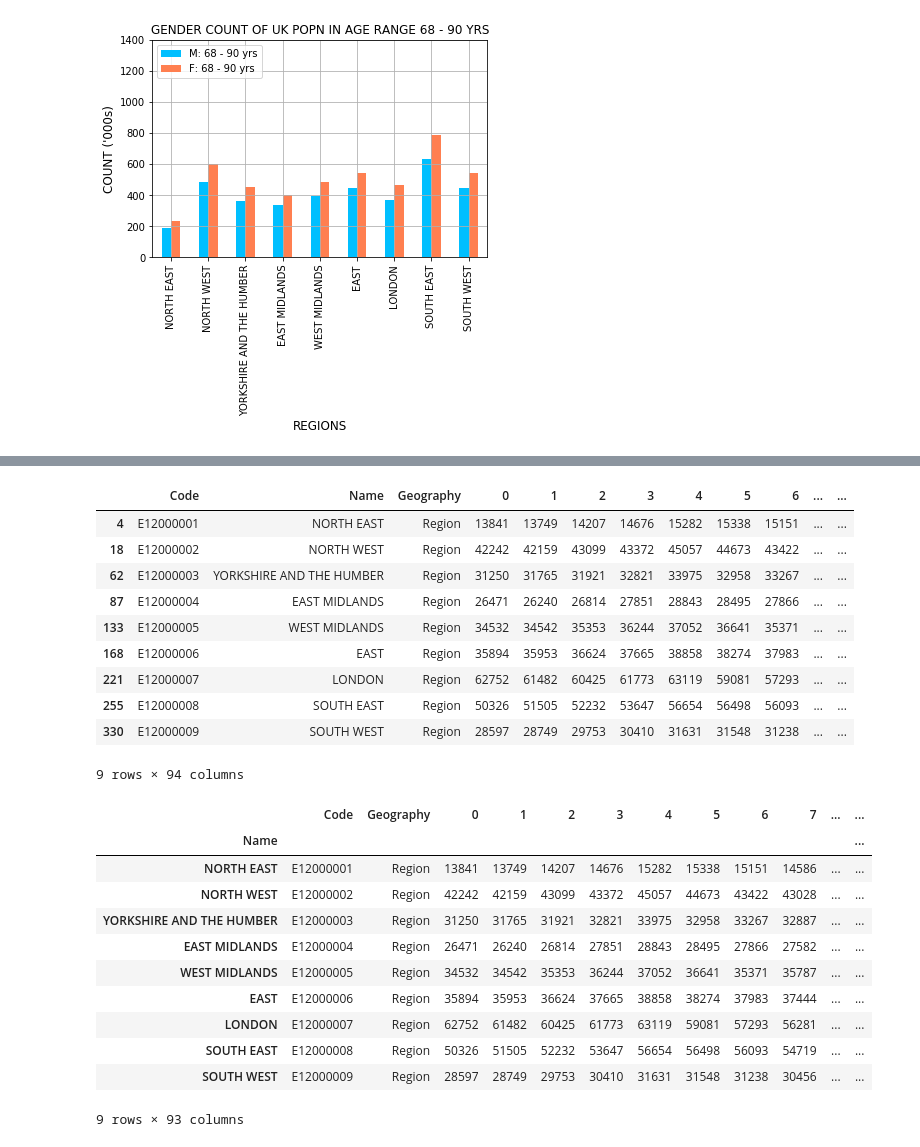
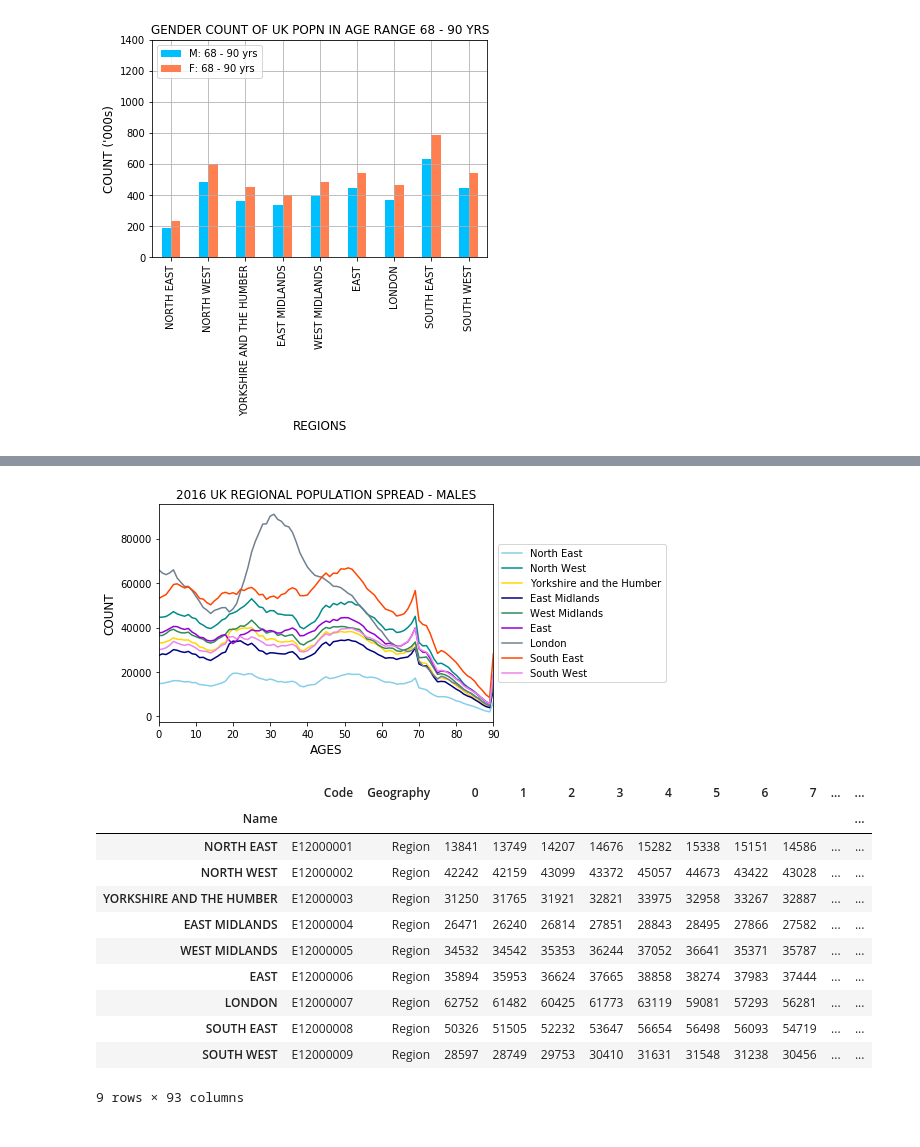
Before and after one commit to harper-data-mind/Project1, a Jupyter notebook: Jupyter Notebooks/UK_Pop_Data.ipynb, the cells around one changed output, grey strips where cells are left out. Saved outputs shown, nothing was run; the diff lists cells and outputs as text; code cells hidden in the pictures.

Commit message:
updated gender charts

```diff
--- a/Jupyter Notebooks/UK_Pop_Data.ipynb
+++ b/Jupyter Notebooks/UK_Pop_Data.ipynb
@@ -220,32 +231,37 @@ data_2016_m[data_2016_m["Geography"].str.match("Region")]
+# %%
+plt.plot(range(0,91),data_2016_m.loc["NORTH EAST"][2:],color="skyblue",label="North East")
+plt.plot(range(0,91),data_2016_m.loc["NORTH WEST"][2:],color="darkcyan",label="North West")
+plt.plot(range(0,91),data_2016_m.loc["YORKSHIRE AND THE HUMBER"][2:],color="gold",label="Yorkshire and the Humber")
+plt.plot(range(0,91),data_2016_m.loc["EAST MIDLANDS"][2:],color="navy",label="East Midlands")
+plt.plot(range(0,91),data_2016_m.loc["WEST MIDLANDS"][2:],color="seagreen",label="West Midlands")
+plt.plot(range(0,91),data_2016_m.loc["EAST"][2:],color="darkviolet",label="East")
+plt.plot(range(0,91),data_2016_m.loc["LONDON"][2:],color="slategrey",label="London")
+plt.plot(range(0,91),data_2016_m.loc["SOUTH EAST"][2:],color="orangered",label="South East")
+plt.plot(range(0,91),data_2016_m.loc["SOUTH WEST"][2:],color="violet",label="South West")
+plt.xlim((0,90))
+plt.legend(loc='center left', bbox_to_anchor=(1, 0.5))
+plt.xlabel("AGES",size=12)
+plt.ylabel("COUNT",size=12)
+plt.title("2016 UK REGIONAL POPULATION SPREAD - MALES")
+plt.savefig("../Visualizations/popn_by_region_line_chart.png",bbox_inches="tight")
+# %% [output]
+[figure, added]
 # %%
 data_2016_f = pd.read_excel("../Resources/2012-2017_Popn_Estimates.xlsx",skiprows=4,sheet_name="MYE2 - 2016 F")
 data_2016_f = data_2016_f[data_2016_f["Geography"].str.match("Region")]
 del data_2016_f["All ages"]
+data_2016_f.set_index("Name",inplace=True)
+data_2016_f
 # %% [output]
-|  | Code | Name | Geography | 0 | 1 | 2 | 3 | 4 | 5 | 6 | ... | ... |
-| 4 | E12000001 | NORTH EAST | Region | 13841 | 13749 | 14207 | 14676 | 15282 | 15338 | 15151 | ... | ... |
-| 18 | E12000002 | NORTH WEST | Region | 42242 | 42159 | 43099 | 43372 | 45057 | 44673 | 43422 | ... | ... |
-| 62 | E12000003 | YORKSHIRE AND THE HUMBER | Region | 31250 | 31765 | 31921 | 32821 | 33975 | 32958 | 33267 | ... | ... |
-| 87 | E12000004 | EAST MIDLANDS | Region | 26471 | 26240 | 26814 | 27851 | 28843 | 28495 | 27866 | ... | ... |
-| 133 | E12000005 | WEST MIDLANDS | Region | 34532 | 34542 | 35353 | 36244 | 37052 | 36641 | 35371 | ... | ... |
-| 168 | E12000006 | EAST | Region | 35894 | 35953 | 36624 | 37665 | 38858 | 38274 | 37983 | ... | ... |
-| 221 | E12000007 | LONDON | Region | 62752 | 61482 | 60425 | 61773 | 63119 | 59081 | 57293 | ... | ... |
-| 255 | E12000008 | SOUTH EAST | Region | 50326 | 51505 | 52232 | 53647 | 56654 | 56498 | 56093 | ... | ... |
-| 330 | E12000009 | SOUTH WEST | Region | 28597 | 28749 | 29753 | 30410 | 31631 | 31548 | 31238 | ... | ... |
+|  | Code | Geography | 0 | 1 | 2 | 3 | 4 | 5 | 6 | 7 | ... | ... |
+| Name |  |  |  |  |  |  |  |  |  |  |  | ... |
+| NORTH EAST | E12000001 | Region | 13841 | 13749 | 14207 | 14676 | 15282 | 15338 | 15151 | 14586 | ... | ... |
+| NORTH WEST | E12000002 | Region | 42242 | 42159 | 43099 | 43372 | 45057 | 44673 | 43422 | 43028 | ... | ... |
+| YORKSHIRE AND THE HUMBER | E12000003 | Region | 31250 | 31765 | 31921 | 32821 | 33975 | 32958 | 33267 | 32887 | ... | ... |
+| EAST MIDLANDS | E12000004 | Region | 26471 | 26240 | 26814 | 27851 | 28843 | 28495 | 27866 | 27582 | ... | ... |
+| WEST MIDLANDS | E12000005 | Region | 34532 | 34542 | 35353 | 36244 | 37052 | 36641 | 35371 | 35787 | ... | ... |
+| EAST | E12000006 | Region | 35894 | 35953 | 36624 | 37665 | 38858 | 38274 | 37983 | 37444 | ... | ... |
+| LONDON | E12000007 | Region | 62752 | 61482 | 60425 | 61773 | 63119 | 59081 | 57293 | 56281 | ... | ... |
+| SOUTH EAST | E12000008 | Region | 50326 | 51505 | 52232 | 53647 | 56654 | 56498 | 56093 | 54719 | ... | ... |
+| SOUTH WEST | E12000009 | Region | 28597 | 28749 | 29753 | 30410 | 31631 | 31548 | 31238 | 30456 | ... | ... |
-9 rows × 94 columns
+9 rows × 93 columns
-# %%
-data_2016_f.set_index("Name",inplace=True)
-data_2016_f
-# %% [output]
-|  | Code | Geography | 0 | 1 | 2 | 3 | 4 | 5 | 6 | 7 | ... | ... |
-| Name |  |  |  |  |  |  |  |  |  |  |  | ... |
-| NORTH EAST | E12000001 | Region | 13841 | 13749 | 14207 | 14676 | 15282 | 15338 | 15151 | 14586 | ... | ... |
-| NORTH WEST | E12000002 | Region | 42242 | 42159 | 43099 | 43372 | 45057 | 44673 | 43422 | 43028 | ... | ... |
-| YORKSHIRE AND THE HUMBER | E12000003 | Region | 31250 | 31765 | 31921 | 32821 | 33975 | 32958 | 33267 | 32887 | ... | ... |
-| EAST MIDLANDS | E12000004 | Region | 26471 | 26240 | 26814 | 27851 | 28843 | 28495 | 27866 | 27582 | ... | ... |
-| WEST MIDLANDS | E12000005 | Region | 34532 | 34542 | 35353 | 36244 | 37052 | 36641 | 35371 | 35787 | ... | ... |
-| EAST | E12000006 | Region | 35894 | 35953 | 36624 | 37665 | 38858 | 38274 | 37983 | 37444 | ... | ... |
-| LONDON | E12000007 | Region | 62752 | 61482 | 60425 | 61773 | 63119 | 59081 | 57293 | 56281 | ... | ... |
-| SOUTH EAST | E12000008 | Region | 50326 | 51505 | 52232 | 53647 | 56654 | 56498 | 56093 | 54719 | ... | ... |
-| SOUTH WEST | E12000009 | Region | 28597 | 28749 | 29753 | 30410 | 31631 | 31548 | 31238 | 30456 | ... | ... |
-9 rows × 93 columns
```
Also changed, not shown: parts of 4 cells of this notebook, 1 other file.
